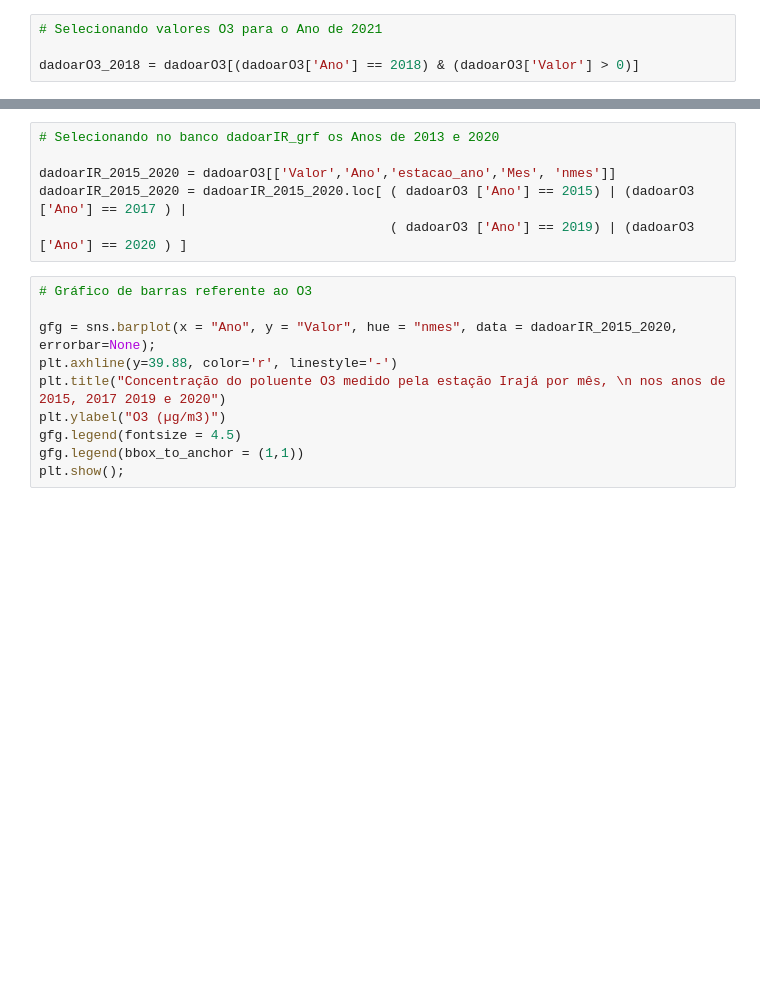
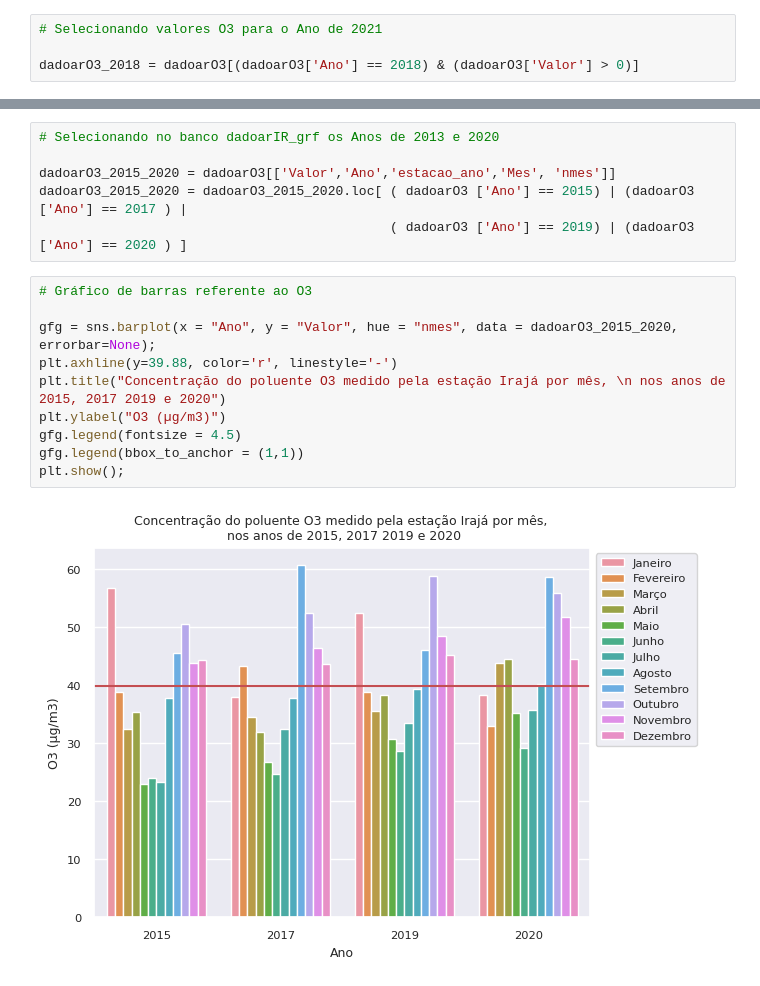
Before and after one commit to Luciahelenasantos/PUC-SPRINT-III, a Jupyter notebook: MVP_SPRINTIII_V1.ipynb, the cells around one changed output, grey strips where cells are left out. Cells and saved outputs as stored; diff of their text form; blank space fills up the shorter version.

```diff
--- a/MVP_SPRINTIII_V1.ipynb
+++ b/MVP_SPRINTIII_V1.ipynb
@@ -425,19 +525,21 @@ plt.show();
 # %%
 # Selecionando no banco dadoarIR_grf os Anos de 2013 e 2020
 
-dadoarIR_2015_2020 = dadoarO3[['Valor','Ano','estacao_ano','Mes', 'nmes']]
-dadoarIR_2015_2020 = dadoarIR_2015_2020.loc[ ( dadoarO3 ['Ano'] == 2015) | (dadoarO3 ['Ano'] == 2017 ) |
+dadoarO3_2015_2020 = dadoarO3[['Valor','Ano','estacao_ano','Mes', 'nmes']]
+dadoarO3_2015_2020 = dadoarO3_2015_2020.loc[ ( dadoarO3 ['Ano'] == 2015) | (dadoarO3 ['Ano'] == 2017 ) |
                                              ( dadoarO3 ['Ano'] == 2019) | (dadoarO3 ['Ano'] == 2020 ) ]
 # %%
 # Gráfico de barras referente ao O3
 
-gfg = sns.barplot(x = "Ano", y = "Valor", hue = "nmes", data = dadoarIR_2015_2020, errorbar=None);
+gfg = sns.barplot(x = "Ano", y = "Valor", hue = "nmes", data = dadoarO3_2015_2020, errorbar=None);
 plt.axhline(y=39.88, color='r', linestyle='-')
 plt.title("Concentração do poluente O3 medido pela estação Irajá por mês, \n nos anos de 2015, 2017 2019 e 2020")
 plt.ylabel("O3 (µg/m3)")
 gfg.legend(fontsize = 4.5)
 gfg.legend(bbox_to_anchor = (1,1))
 plt.show();
+# %% [output]
+[figure, added]
 # %%
 # Gráfico de linhas
 
```
Also changed, not shown: parts of 45 cells of this notebook.
